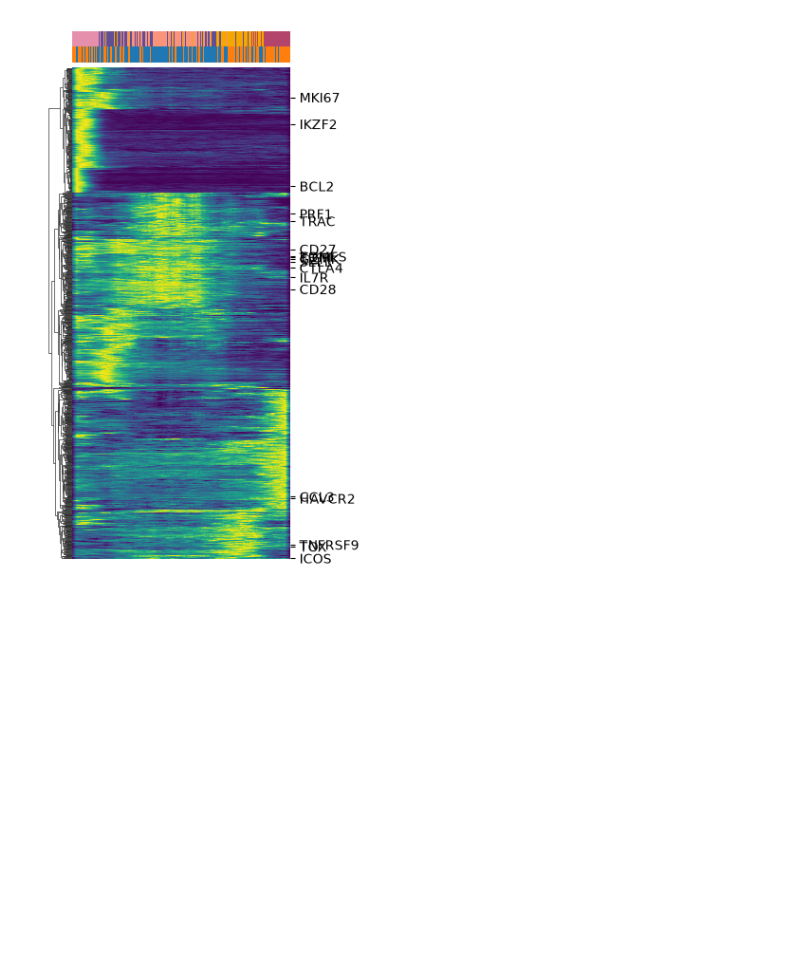
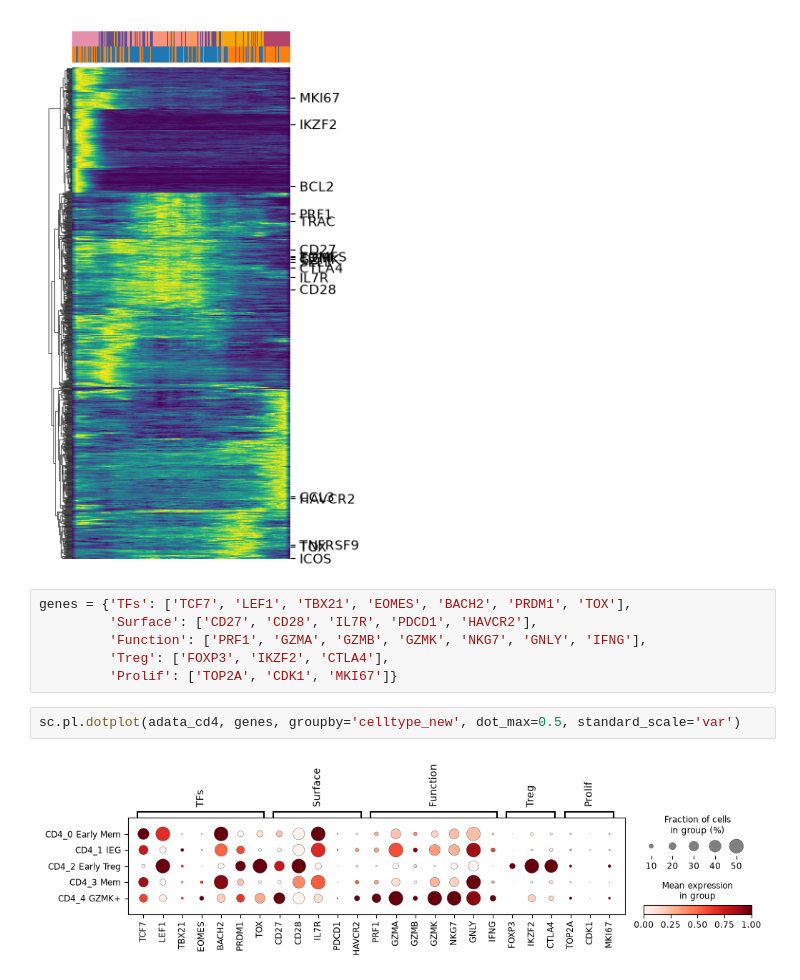
Before and after one commit to snehamitra/CAR_T_GZMK_manuscript, a Jupyter notebook: supp_figure_11.ipynb, the cells around one changed output. Cells and saved outputs as stored; diff of their text form; blank space fills up the shorter version.

Commit message:
Updated supp figure 11

```diff
--- a/supp_figure_11.ipynb
+++ b/supp_figure_11.ipynb
@@ -146,3 +146,13 @@ g.ax_heatmap.set(yticks=use_ticks, yticklabels=highlight_genes)
   Text(1, 1056.5, 'TOX'),
   Text(1, 1082.5, 'ICOS')]]
 [figure]
+# %%
+genes = {'TFs': ['TCF7', 'LEF1', 'TBX21', 'EOMES', 'BACH2', 'PRDM1', 'TOX'],
+         'Surface': ['CD27', 'CD28', 'IL7R', 'PDCD1', 'HAVCR2'],
+         'Function': ['PRF1', 'GZMA', 'GZMB', 'GZMK', 'NKG7', 'GNLY', 'IFNG'],
+         'Treg': ['FOXP3', 'IKZF2', 'CTLA4'],
+         'Prolif': ['TOP2A', 'CDK1', 'MKI67']}
+# %%
+sc.pl.dotplot(adata_cd4, genes, groupby='celltype_new', dot_max=0.5, standard_scale='var')
+# %% [output]
+[figure, added]
```
Also changed, not shown: parts of 1 cell of this notebook.
